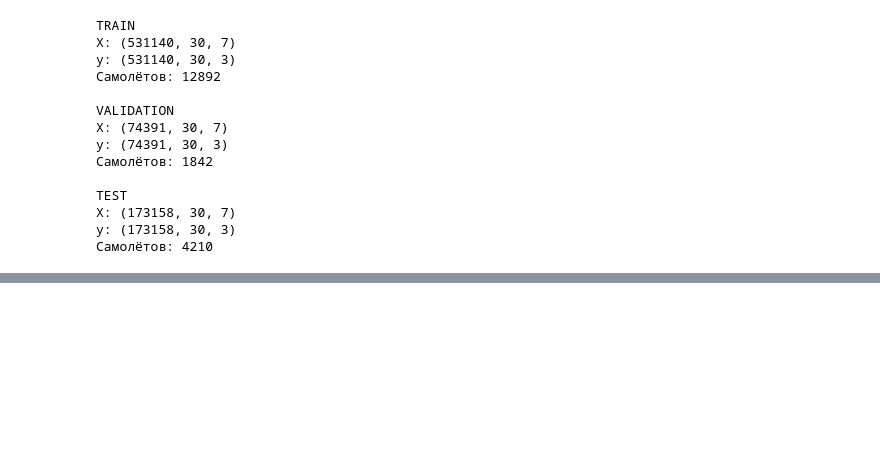
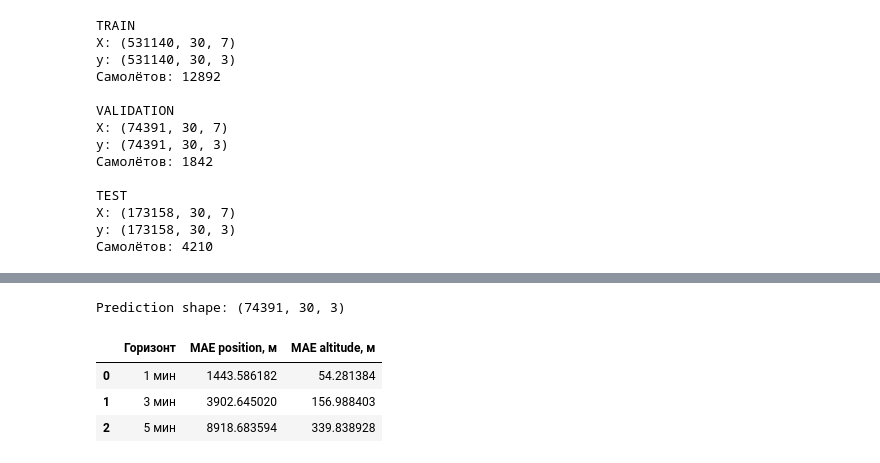
Before and after one commit to maks14rrs/aviation-eta, a Jupyter notebook: notebooks/01_trajectory_dataset.ipynb, the cells around one changed output, grey strips where cells are left out. Saved outputs shown, nothing was run; the diff lists cells and outputs as text; code cells hidden in the pictures; blank space fills up the shorter version.

```diff
--- a/notebooks/01_trajectory_dataset.ipynb
+++ b/notebooks/01_trajectory_dataset.ipynb
@@ -750,0 +1020,74 @@ y: (173158, 30, 3)
+# %%
+model.eval()
+
+predictions = []
+
+with torch.no_grad():
+    for X_batch, _ in val_loader:
+        X_batch = X_batch.to(device)
+        prediction = model(X_batch)
+        predictions.append(prediction.cpu().numpy())
+
+y_pred_scaled = np.concatenate(predictions, axis=0)
+
+# Возвращаем исходный масштаб
+y_pred = y_scaler.inverse_transform(y_pred_scaled)
+
+y_pred = y_pred.reshape(-1, FUTURE_POINTS, 3)
+y_val_original = y_val
+
+print("Prediction shape:", y_pred.shape)
+# %% [output]
+Prediction shape: (74391, 30, 3)
+# %%
+def evaluate_predictions(y_true, y_pred, X_reference):
+    lat_error = y_pred[:, :, 0] - y_true[:, :, 0]
+    lon_error = y_pred[:, :, 1] - y_true[:, :, 1]
+    alt_error = y_pred[:, :, 2] - y_true[:, :, 2]
+
+    lat_scale = 111_320.0
+    mean_lat = X_reference[:, -1, 0]
+
+    lat_error_m = lat_error * lat_scale
+    lon_error_m = (
+        lon_error
+        * lat_scale
+        * np.cos(np.deg2rad(mean_lat[:, None]))
+    )
+
+    horizontal_error_m = np.sqrt(
+        lat_error_m**2 + lon_error_m**2
+    )
+
+    altitude_error_m = np.abs(alt_error)
+
+    horizons = {
+        "1 мин": 5,
+        "3 мин": 15,
+        "5 мин": 30,
+    }
+
+    results = []
+
+    for name, step in horizons.items():
+        results.append({
+            "Горизонт": name,
+            "MAE position, м": horizontal_error_m[:, step - 1].mean(),
+            "MAE altitude, м": altitude_error_m[:, step - 1].mean(),
+        })
+
+    return pd.DataFrame(results)
+
+
+mlp_results = evaluate_predictions(
+    y_val_original,
+    y_pred,
+    X_val,
+)
+
+mlp_results
+# %% [output]
+|  | Горизонт | MAE position, м | MAE altitude, м |
+| 0 | 1 мин | 1443.586182 | 54.281384 |
+| 1 | 3 мин | 3902.645020 | 156.988403 |
+| 2 | 5 мин | 8918.683594 | 339.838928 |
```
Also changed, not shown: parts of 11 cells of this notebook, 2 other files.
